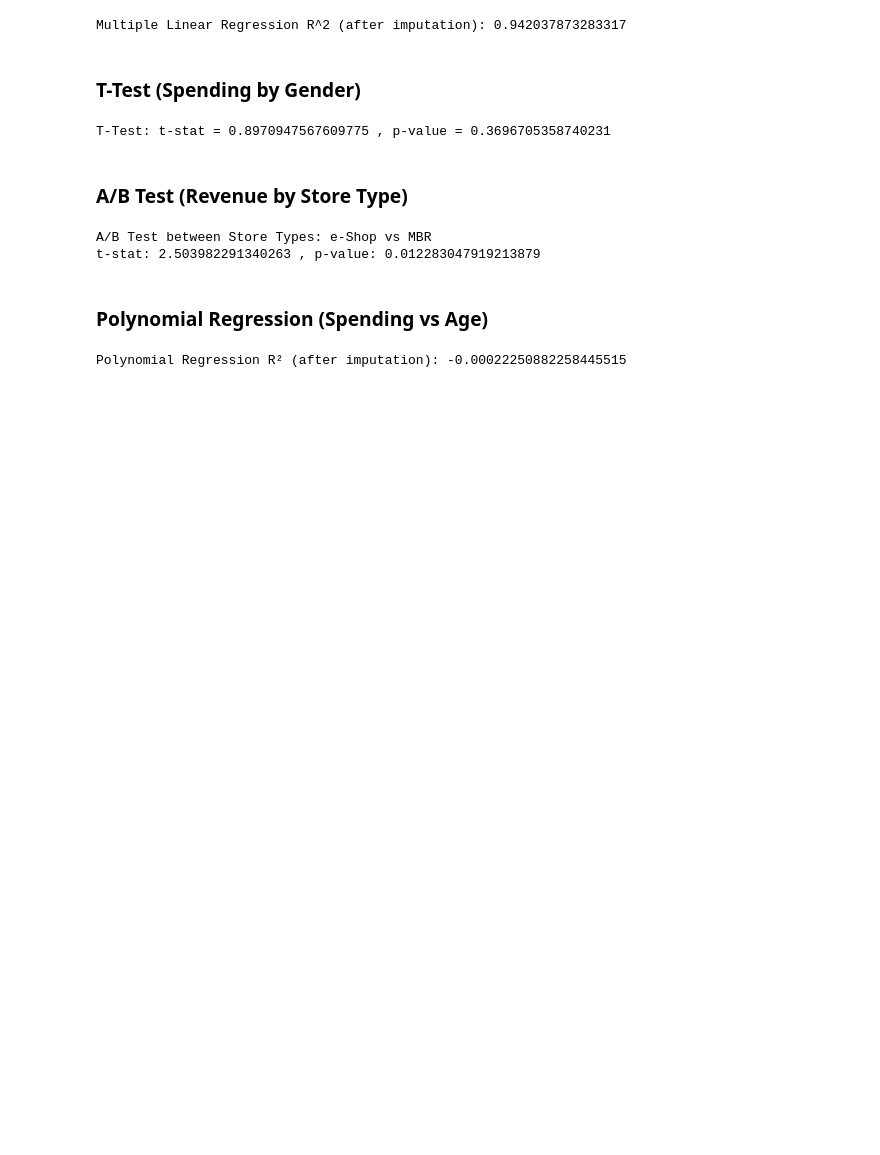
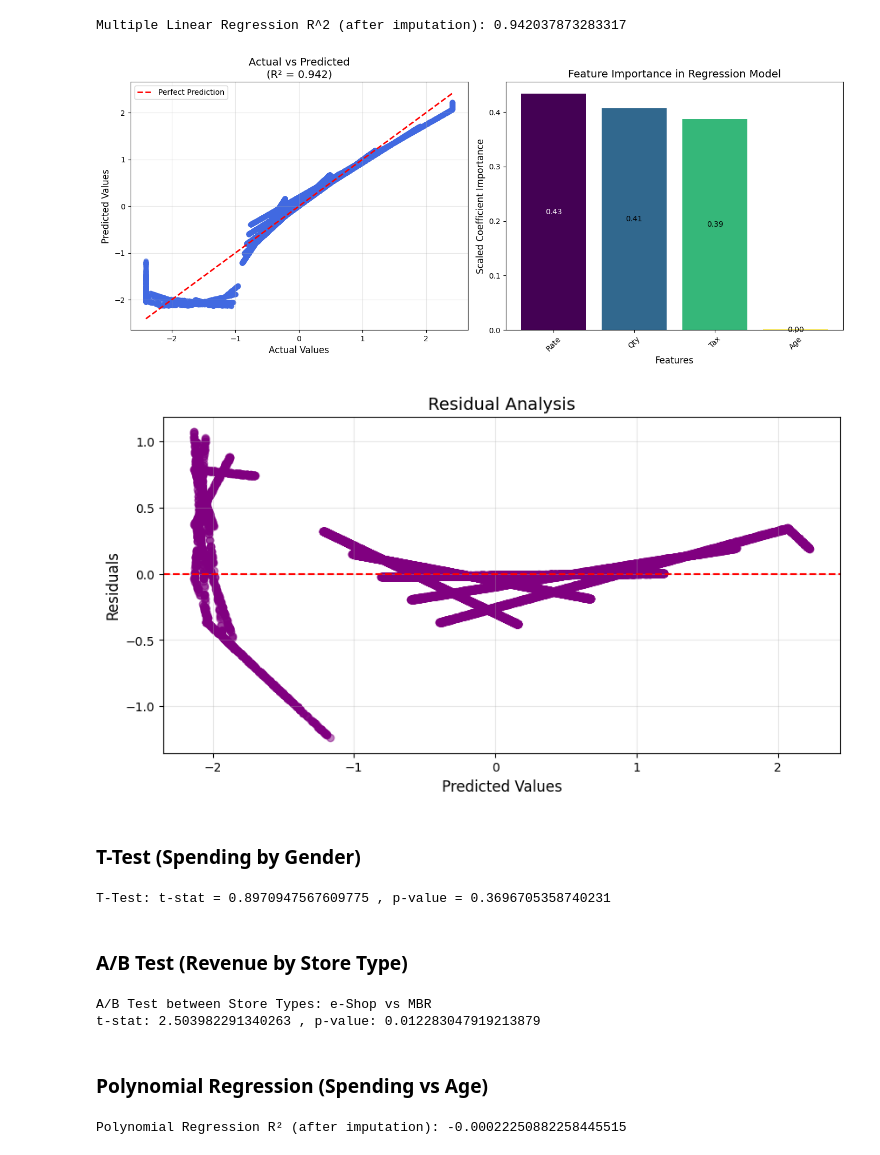
Before and after one commit to Mahmoudabuelfadl25/-Basics-of-Python-in-Data-Analytics, a Jupyter notebook: retail.ipynb, the cells around one changed output. Cells and saved outputs as stored; diff of their text form; code cells hidden in the pictures; blank space fills up the shorter version.

```diff
--- a/retail.ipynb
+++ b/retail.ipynb
@@ -624,6 +718,64 @@ r2 = r2_score(y_test, y_pred_multi)
 print(f"Multiple Linear Regression R^2 (after imputation): {r2}")
 # %% [output]
 Multiple Linear Regression R^2 (after imputation): 0.942037873283317
+# %%
+import matplotlib.pyplot as plt
+import numpy as np
+from sklearn.inspection import permutation_importance
+
+# 1. Create a figure with two subplots
+plt.figure(figsize=(14, 6))
+
+# Subplot 1: Actual vs Predicted values
+plt.subplot(1, 2, 1)
+plt.scatter(y_test, y_pred_multi, alpha=0.5, color='royalblue')
+plt.plot([y_test.min(), y_test.max()], [y_test.min(), y_test.max()],
+         '--r', linewidth=2, label='Perfect Prediction')
+plt.xlabel('Actual Values', fontsize=12)
+plt.ylabel('Predicted Values', fontsize=12)
+plt.title(f'Actual vs Predicted\n(R² = {r2:.3f})', fontsize=14)
+plt.legend()
+plt.grid(True, alpha=0.3)
+
+# Subplot 2: Feature Importance
+plt.subplot(1, 2, 2)
+# Calculate coefficients (scaled by standard deviation for comparison)
+coef = lr_multi.coef_
+std_dev = np.std(X_train_imputed, axis=0)
+importance = coef * std_dev
+sorted_idx = np.argsort(np.abs(importance))[::-1]
+
+colors = plt.cm.viridis(np.linspace(0, 1, len(features)))
+bars = plt.bar(range(len(features)), importance[sorted_idx], color=colors)
+plt.xticks(range(len(features)), np.array(features)[sorted_idx], rotation=45)
+plt.xlabel('Features', fontsize=12)
+plt.ylabel('Scaled Coefficient Importance', fontsize=12)
+plt.title('Feature Importance in Regression Model', fontsize=14)
+
+# Add value labels on bars
+for bar in bars:
+    height = bar.get_height()
+    plt.text(bar.get_x() + bar.get_width()/2., height/2,
+             f'{height:.2f}',
+             ha='center', va='center',
+             color='white' if abs(height) == max(np.abs(importance)) else 'black')
+
+plt.tight_layout()
+plt.show()
+
+# Additional Residual Plot
+plt.figure(figsize=(10, 5))
+residuals = y_test - y_pred_multi
+plt.scatter(y_pred_multi, residuals, alpha=0.5, color='purple')
+plt.axhline(y=0, color='r', linestyle='--')
+plt.xlabel('Predicted Values', fontsize=12)
+plt.ylabel('Residuals', fontsize=12)
+plt.title('Residual Analysis', fontsize=14)
+plt.grid(True, alpha=0.3)
+plt.show()
+# %% [output]
+[figure, added]
+[figure, added]
 # %% [markdown]
 ### T-Test (Spending by Gender)
 # %%
```
Also changed, not shown: parts of 7 cells of this notebook.
